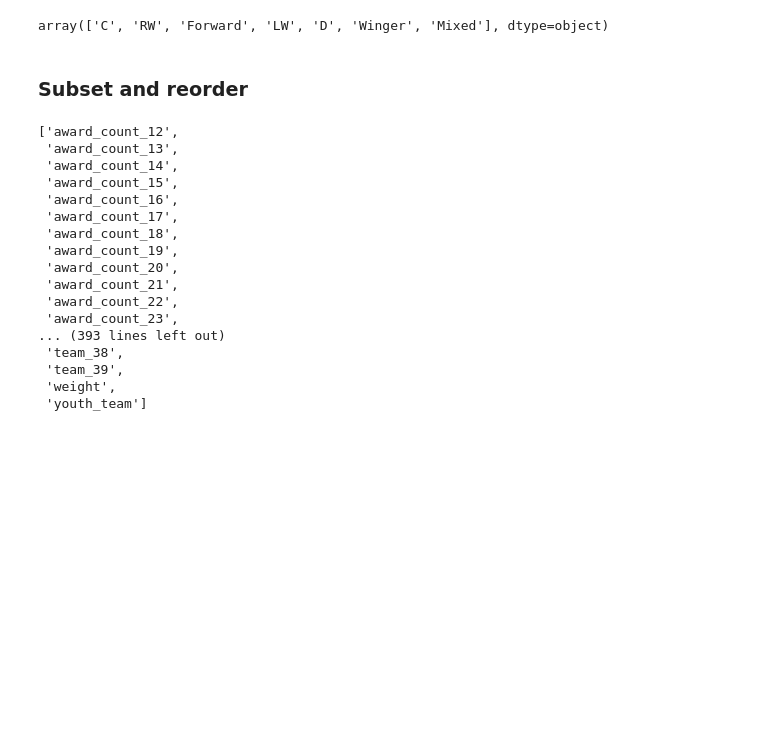
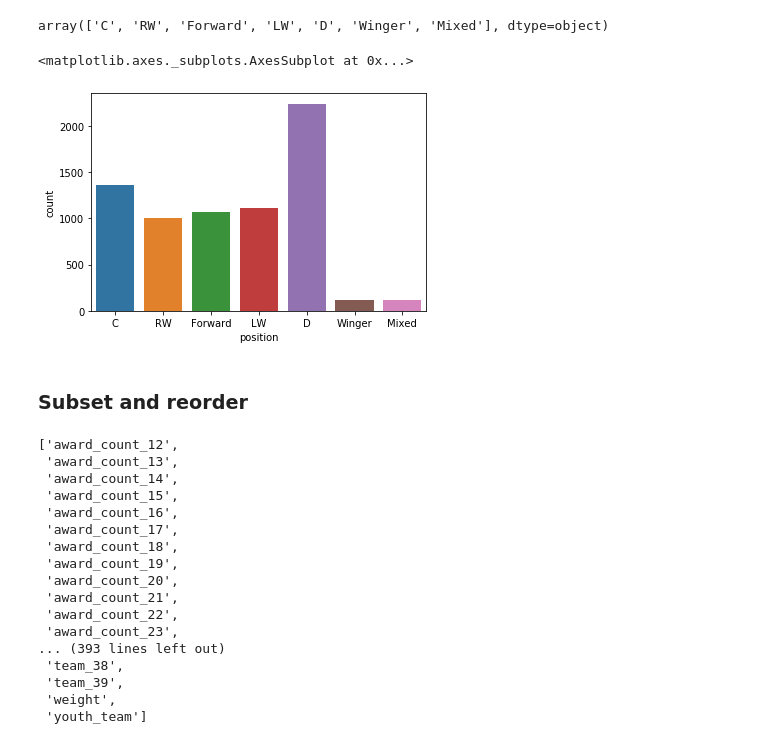
Before and after one commit to TomCallegari/ScoutingWithAI, a Jupyter notebook: Notebooks/Feature_Engineering.ipynb, the cells around one changed output. Saved outputs shown, nothing was run; the diff lists cells and outputs as text; code cells hidden in the pictures; blank space fills up the shorter version.

```diff
--- a/Notebooks/Feature_Engineering.ipynb
+++ b/Notebooks/Feature_Engineering.ipynb
@@ -270,6 +275,11 @@ main['position'] = main['position'].replace(positions)
 main['position'].unique()
 # %% [output]
 array(['C', 'RW', 'Forward', 'LW', 'D', 'Winger', 'Mixed'], dtype=object)
+# %%
+sns.countplot(main['position'])
+# %% [output]
+<matplotlib.axes._subplots.AxesSubplot at 0x...>
+[figure, added]
 # %% [markdown]
 ### Subset and reorder
 # %%
```
Also changed, not shown: parts of 21 cells of this notebook, 1 other file.
